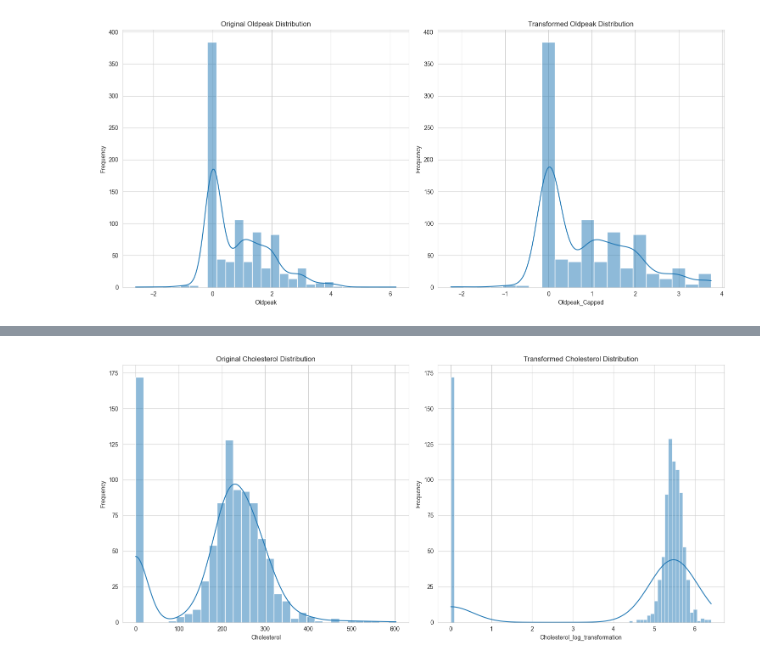
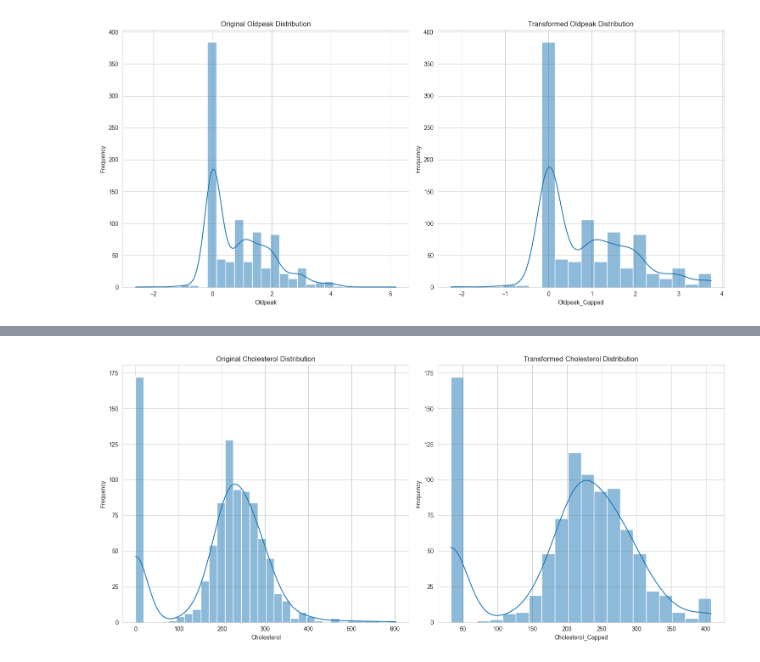
Before and after one commit to AdhamAllamx/Heart_Failure_Prediction, a Jupyter notebook: Machine_Learning_Project.ipynb, the cells around one changed output, grey strips where cells are left out. Saved outputs shown, nothing was run; the diff lists cells and outputs as text; code cells hidden in the pictures.

```diff
--- a/Machine_Learning_Project.ipynb
+++ b/Machine_Learning_Project.ipynb
@@ -757,2 +813,2 @@ Since Number of outliers detected: 183 (19.935%) ,so using capping direclty will
 # %%
-heart_failure_df = handling_outliers_log_transformation(heart_failure_df,'Cholesterol')
+heart_failure_df = cap_outliers_iqr(heart_failure_df, 'Cholesterol', 'Cholesterol_Capped')
@@ -759,4 +821,4 @@ heart_failure_df = handling_outliers_log_transformation(heart_failure_df,'Choles
 # %%
-plot_original_vs_transformed_kde_hist(heart_failure_df,'Cholesterol','Cholesterol_log_transformation')
+plot_original_vs_transformed_kde_hist(heart_failure_df,'Cholesterol', 'Cholesterol_Capped')
 # %% [output]
-[figure, old version]
+[figure, new version]
```
Also changed, not shown: parts of 57 cells of this notebook.
